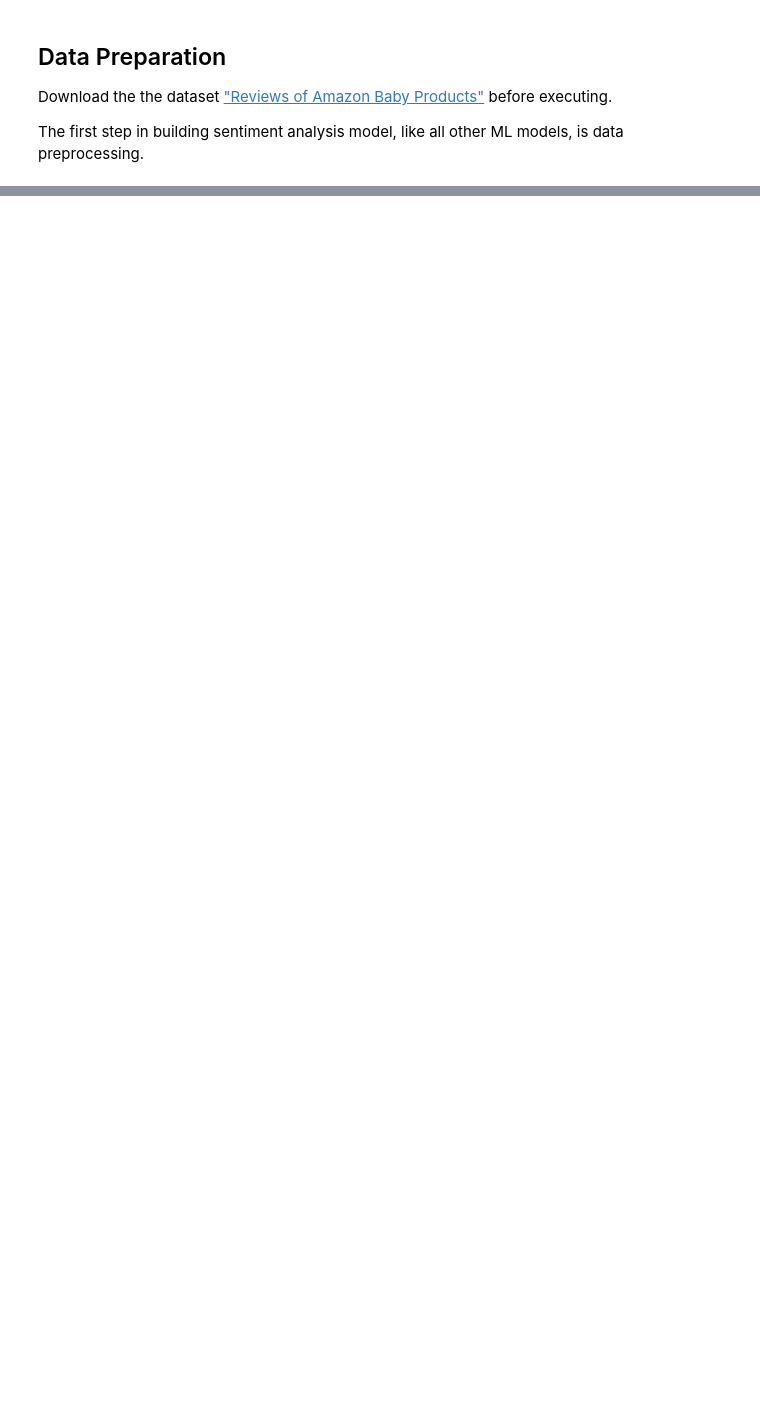
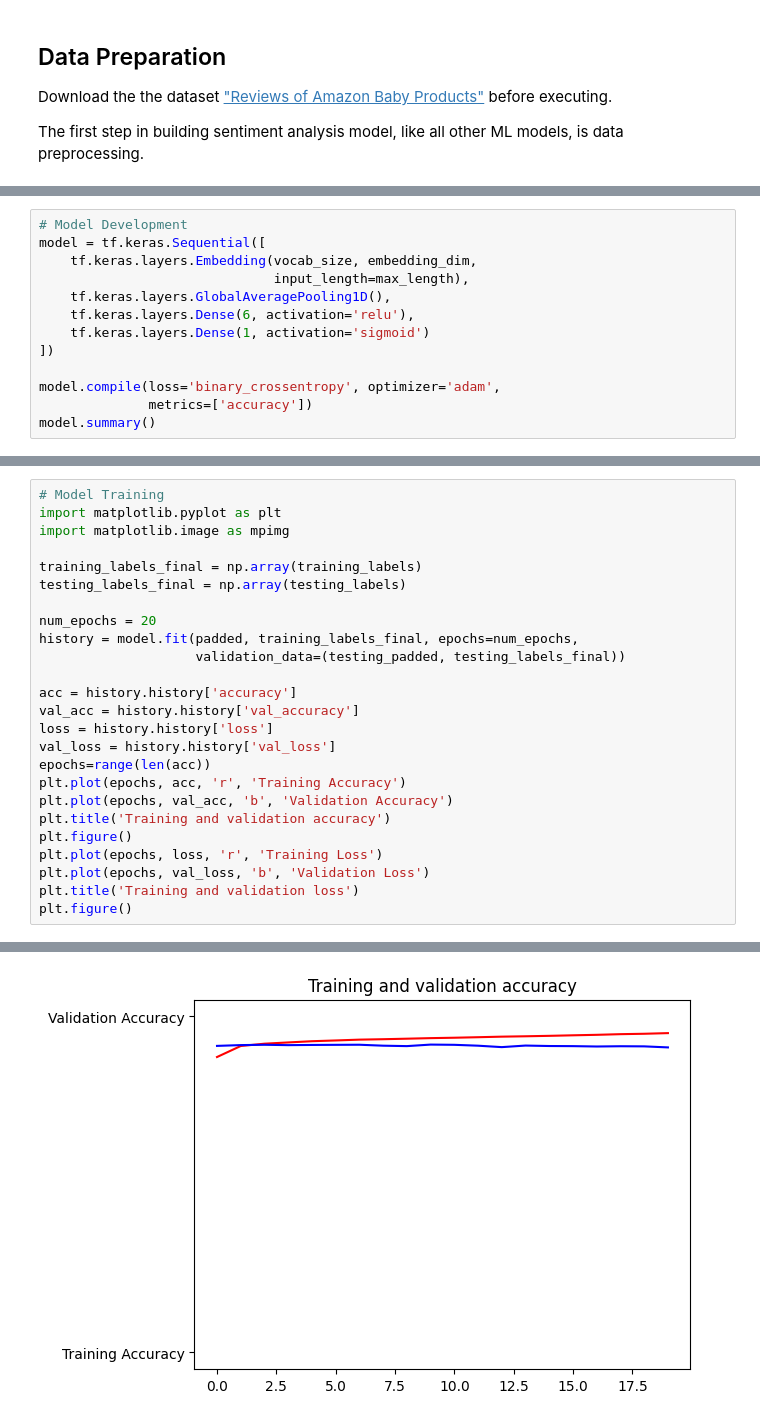
Before and after one commit to fellow-sh/qdslm1, a Jupyter notebook: inspiration/sucky-tf-tutorial/tutorial.ipynb, the cells around one changed output, grey strips where cells are left out. Cells and saved outputs as stored; diff of their text form; blank space fills up the shorter version.

```diff
--- a/inspiration/sucky-tf-tutorial/tutorial.ipynb
+++ b/inspiration/sucky-tf-tutorial/tutorial.ipynb
@@ -77,0 +89,13 @@ To enable the following instructions: AVX2 FMA, in other operations, rebuild Ten
+# %%
+# Model Development
+model = tf.keras.Sequential([
+    tf.keras.layers.Embedding(vocab_size, embedding_dim,
+                              input_length=max_length),
+    tf.keras.layers.GlobalAveragePooling1D(),
+    tf.keras.layers.Dense(6, activation='relu'),
+    tf.keras.layers.Dense(1, activation='sigmoid')
+])
+
+model.compile(loss='binary_crossentropy', optimizer='adam',
+              metrics=['accuracy'])
+model.summary()
@@ -77,0 +123,26 @@ To enable the following instructions: AVX2 FMA, in other operations, rebuild Ten
+# %%
+# Model Training
+import matplotlib.pyplot as plt
+import matplotlib.image as mpimg
+
+training_labels_final = np.array(training_labels)
+testing_labels_final = np.array(testing_labels)
+
+num_epochs = 20
+history = model.fit(padded, training_labels_final, epochs=num_epochs,
+                    validation_data=(testing_padded, testing_labels_final))
+
+acc = history.history['accuracy']
+val_acc = history.history['val_accuracy']
+loss = history.history['loss']
+val_loss = history.history['val_loss']
+epochs=range(len(acc))
+plt.plot(epochs, acc, 'r', 'Training Accuracy')
+plt.plot(epochs, val_acc, 'b', 'Validation Accuracy')
+plt.title('Training and validation accuracy')
+plt.figure()
+plt.plot(epochs, loss, 'r', 'Training Loss')
+plt.plot(epochs, val_loss, 'b', 'Validation Loss')
+plt.title('Training and validation loss')
+plt.figure()
+# %% [output]
@@ -77,0 +175 @@ To enable the following instructions: AVX2 FMA, in other operations, rebuild Ten
+[figure, added]
```
Also changed, not shown: parts of 6 cells of this notebook, 5 other files.
